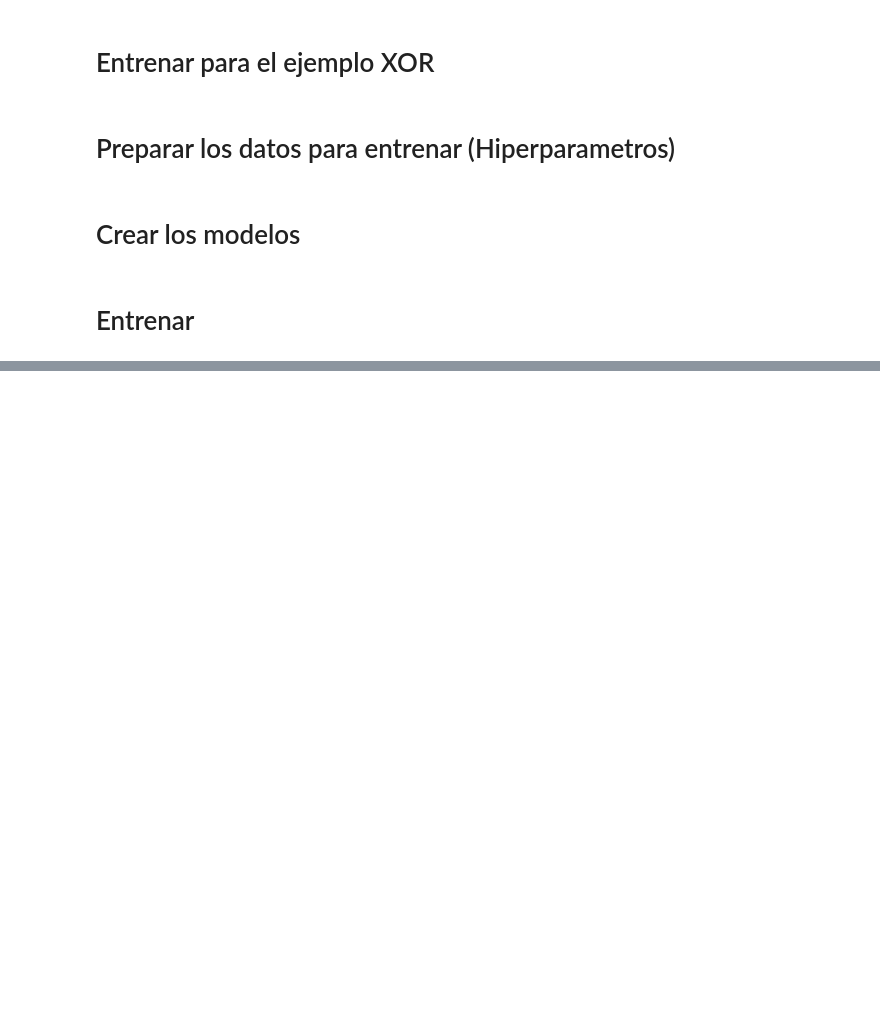
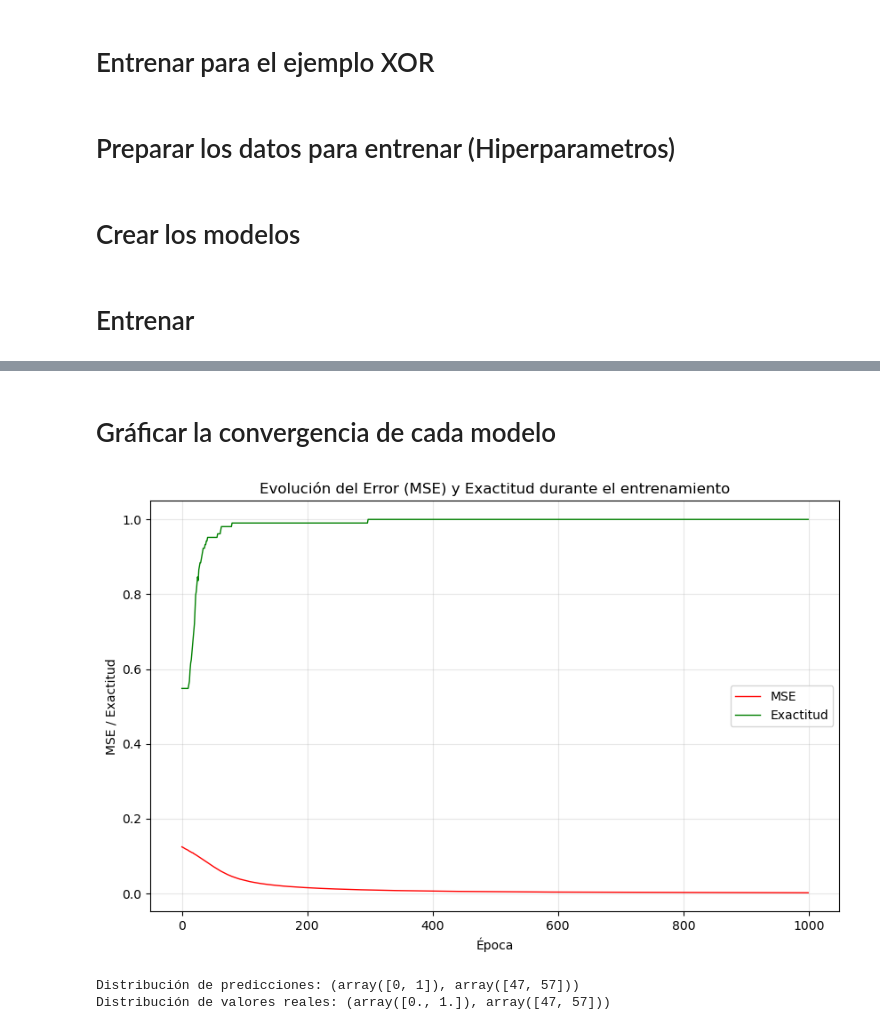
Before and after one commit to DRSJir/RedesNeuronales, a Jupyter notebook: Proyecto 1/Proyecto_1.ipynb, the cells around one changed output, grey strips where cells are left out. Drawn from its saved outputs; the diff is of its cells as text; code cells hidden in the pictures; blank space fills up the shorter version.

Commit message:
Crear graficas, una por una

```diff
--- a/Proyecto 1/Proyecto_1.ipynb
+++ b/Proyecto 1/Proyecto_1.ipynb
@@ -363,8 +359,12 @@ for indice, parametros in enumerate(dict_combinaciones):
         initialization=parametros['inicializacion']
     )
 
-    # modelos.append(modelo)
     modelo.train(X, Y)
+
+    # Evaluar modelo
+    nombre_prueba = parametros["dataset"].replace("_train", "_test")
+    ruta_prueba = ruta + nombre_prueba
+    metricas_prueba = evaluar_modelo_prueba(modelo, ruta_prueba, normalizar=parametros["normalizacion_datos"])
 
     # Almacenar resultados
     exactitud_final = modelo.accuracy_epoca[-1]
@@ -373,13 +373,8 @@ for indice, parametros in enumerate(dict_combinaciones):
     # Guardar en un diccionario
     resultado_data_set[nombre_data_set].append({
     "Configuracion": {k: v for k, v in parametros.items() if k != 'dataset'},
-    "exactitud": exactitud_final,
-    "mse": mse
+    "exactitud entrenamiento": exactitud_final,
+    "mse entrenamiento": mse,
+    "exactitud": metricas_prueba["Exactitud"],
+    "mse": metricas_prueba["mse"]
 })
-
-# Guardar modelos en un JSON para analizar despues del entrenamiento
-for nombre_dataset, resultados_lista in resultado_data_set.items():
-    nombre_archivo = f"resultados_{nombre_dataset.replace('.csv', '')}.json"
-
-    with open(nombre_archivo, "w") as archivo:
-        json.dump(resultados_lista, archivo, indent=4)
@@ -412,0 +421,36 @@ Leyendo el archivo ./resultados_iris_train.json
+# %% [markdown]
+# Gráficar la convergencia de cada modelo
+# %%
+# Preparar datos
+datos = ["./datasets/wine_train.csv"]
+noramlizacion = True
+
+for dato in datos:
+    X, Y = preprocesar(dato)
+    if noramlizacion:
+        X = normalizar_datos(X)
+
+    epocas = 1000
+    semilla = 33
+    entradas = X.shape[1]
+    salidas = 1
+
+    neuronas_ocultas = 32
+    inicializacion = "normal"
+    z_score = True
+    learning_rate = 0.1
+    batch_size = 32
+
+    # Crear y entrenar
+    clasificador_BC_1 = MLP_TODO(entradas, neuronas_ocultas, salidas, epochs=epocas, batch_size=batch_size, learning_rate=learning_rate, initialization=inicializacion)
+    clasificador_BC_1.train(X,Y)
+
+    # Graficar y mostrar resultados
+    clasificador_BC_1.graficar(nombre="Wine 1")
+    y_pred_final = clasificador_BC_1.predict(X)
+    print("Distribución de predicciones:", np.unique(y_pred_final, return_counts=True))
+    print("Distribución de valores reales:", np.unique(Y, return_counts=True))
+# %% [output]
+[figure, added]
+Distribución de predicciones: (array([0, 1]), array([47, 57]))
+Distribución de valores reales: (array([0., 1.]), array([47, 57]))
```
Also changed, not shown: parts of 7 cells of this notebook, 3 other files.
